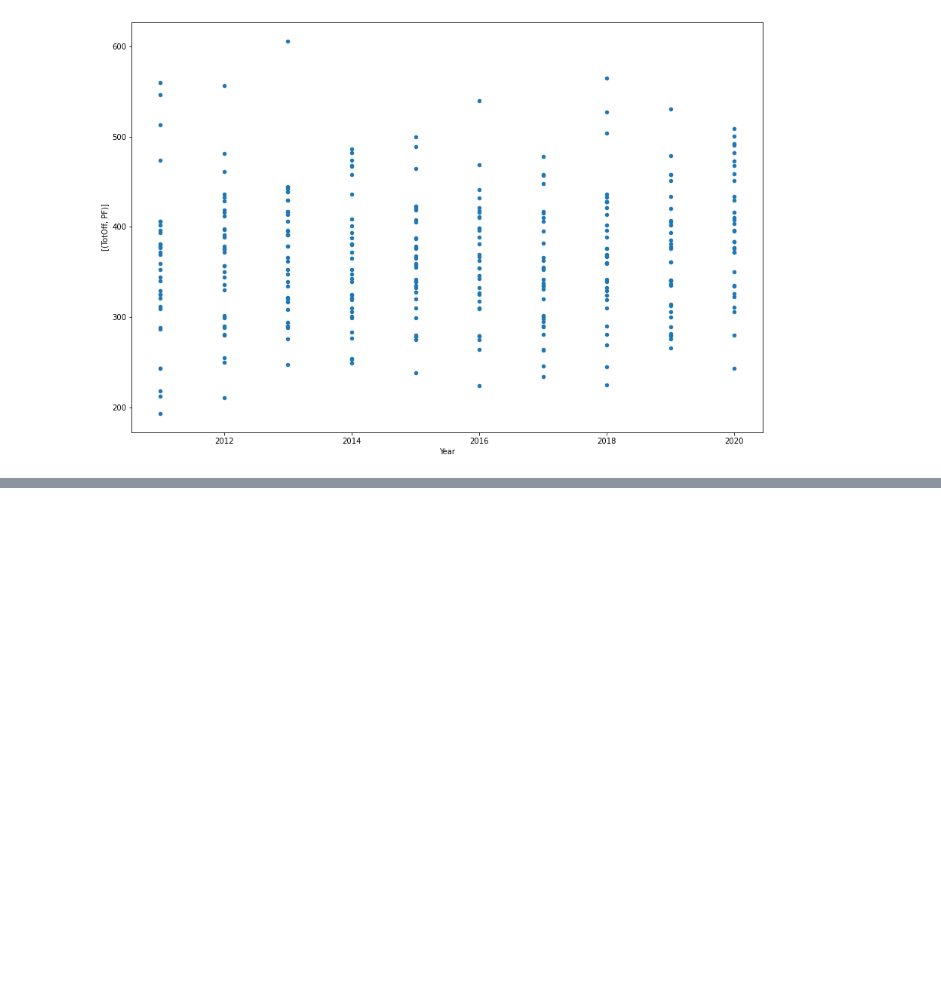
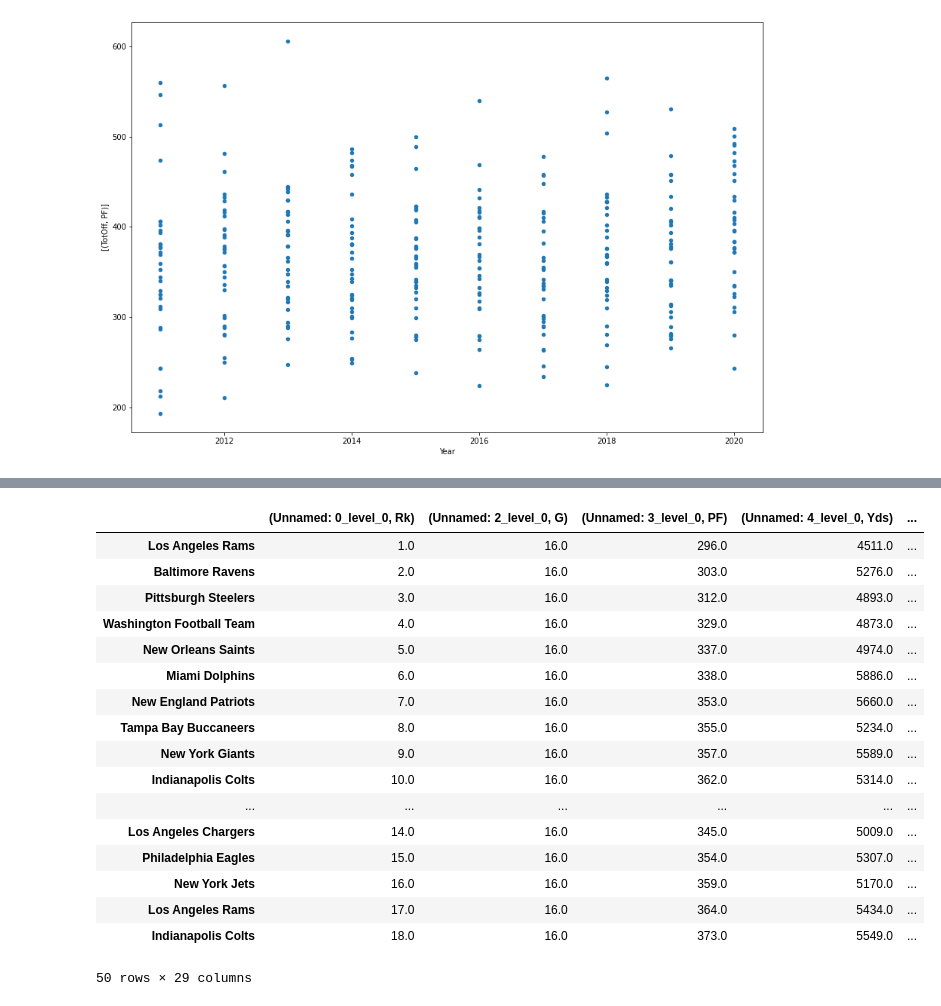
Before and after one commit to scottstack19/SB55-projection, a Jupyter notebook: code_initial.ipynb, the cells around one changed output, grey strips where cells are left out. Cells and saved outputs as stored; diff of their text form; code cells hidden in the pictures; blank space fills up the shorter version.

```diff
--- a/code_initial.ipynb
+++ b/code_initial.ipynb
@@ -122,0 +153,2 @@ plt.show()
+# %%
+DEFdf = pd.read_html(str(table))[0]
@@ -122,0 +167,3 @@ plt.show()
+# %%
+ADV_DEFdf = pd.read_html(str(table2))[0]
+ADV_DEFdf.head(5)
@@ -122,0 +177,5 @@ plt.show()
+# %%
+sacks = ['Tm','Sk']
+Team_Sacks = ADV_DEFdf[sacks]
+print(type(Team_Sacks))
+#Team_Sacks.head(5)
@@ -122,0 +184,6 @@ plt.show()
+# %%
+#DEF_df = DEFdf.join(Team_Sacks.set_index('Tm'))
+DEF_df = pd.concat([DEFdf.set_index([('TotOff', 'Tm')]),Team_Sacks.set_index('Tm')], axis = 1)
+
+#rename_cols(DEF_df)
+DEF_df.head()
@@ -122,0 +365,21 @@ plt.show()
+# %%
+MasterDEF.head(50)
+# %% [output]
+|  | (Unnamed: 0_level_0, Rk) | (Unnamed: 2_level_0, G) | (Unnamed: 3_level_0, PF) | (Unnamed: 4_level_0, Yds) | ... |
+| Los Angeles Rams | 1.0 | 16.0 | 296.0 | 4511.0 | ... |
+| Baltimore Ravens | 2.0 | 16.0 | 303.0 | 5276.0 | ... |
+| Pittsburgh Steelers | 3.0 | 16.0 | 312.0 | 4893.0 | ... |
+| Washington Football Team | 4.0 | 16.0 | 329.0 | 4873.0 | ... |
+| New Orleans Saints | 5.0 | 16.0 | 337.0 | 4974.0 | ... |
+| Miami Dolphins | 6.0 | 16.0 | 338.0 | 5886.0 | ... |
+| New England Patriots | 7.0 | 16.0 | 353.0 | 5660.0 | ... |
+| Tampa Bay Buccaneers | 8.0 | 16.0 | 355.0 | 5234.0 | ... |
+| New York Giants | 9.0 | 16.0 | 357.0 | 5589.0 | ... |
+| Indianapolis Colts | 10.0 | 16.0 | 362.0 | 5314.0 | ... |
+| ... | ... | ... | ... | ... | ... |
+| Los Angeles Chargers | 14.0 | 16.0 | 345.0 | 5009.0 | ... |
+| Philadelphia Eagles | 15.0 | 16.0 | 354.0 | 5307.0 | ... |
+| New York Jets | 16.0 | 16.0 | 359.0 | 5170.0 | ... |
+| Los Angeles Rams | 17.0 | 16.0 | 364.0 | 5434.0 | ... |
+| Indianapolis Colts | 18.0 | 16.0 | 373.0 | 5549.0 | ... |
+50 rows × 29 columns
```
Also changed, not shown: parts of 12 cells of this notebook.
